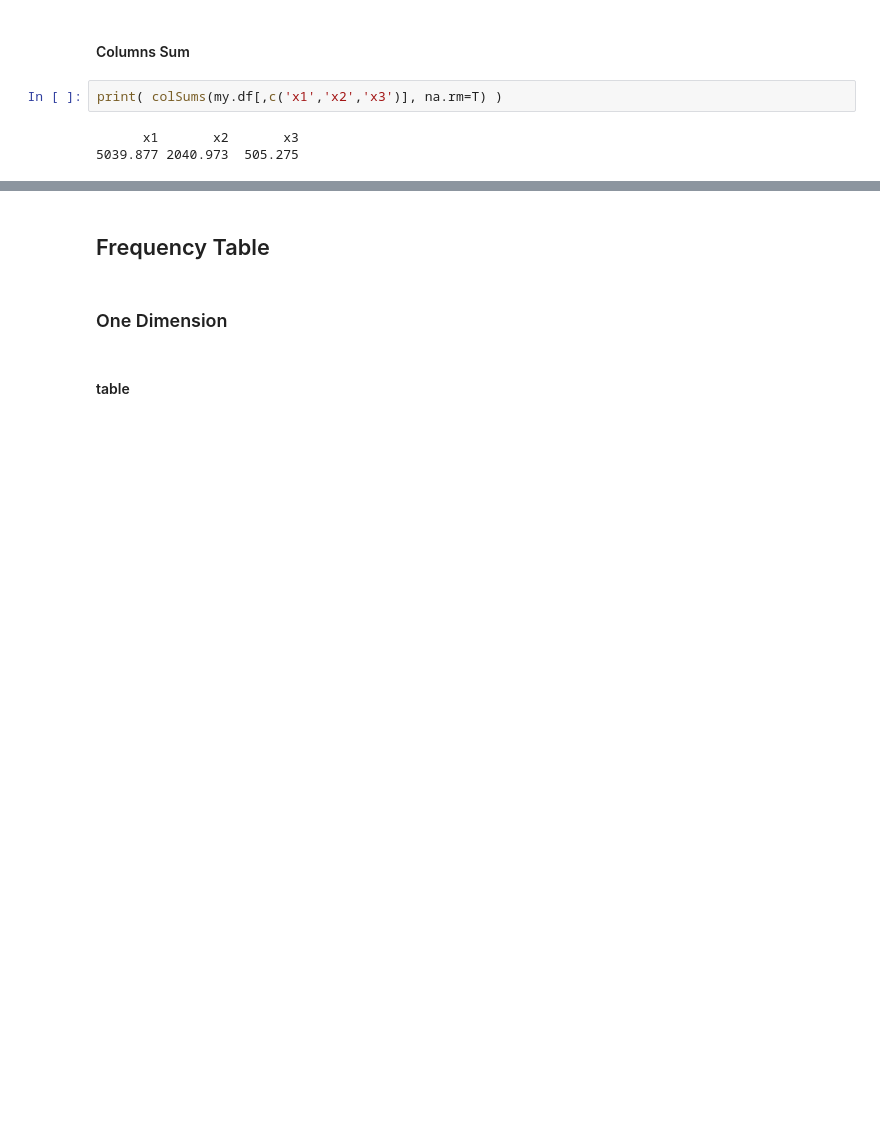
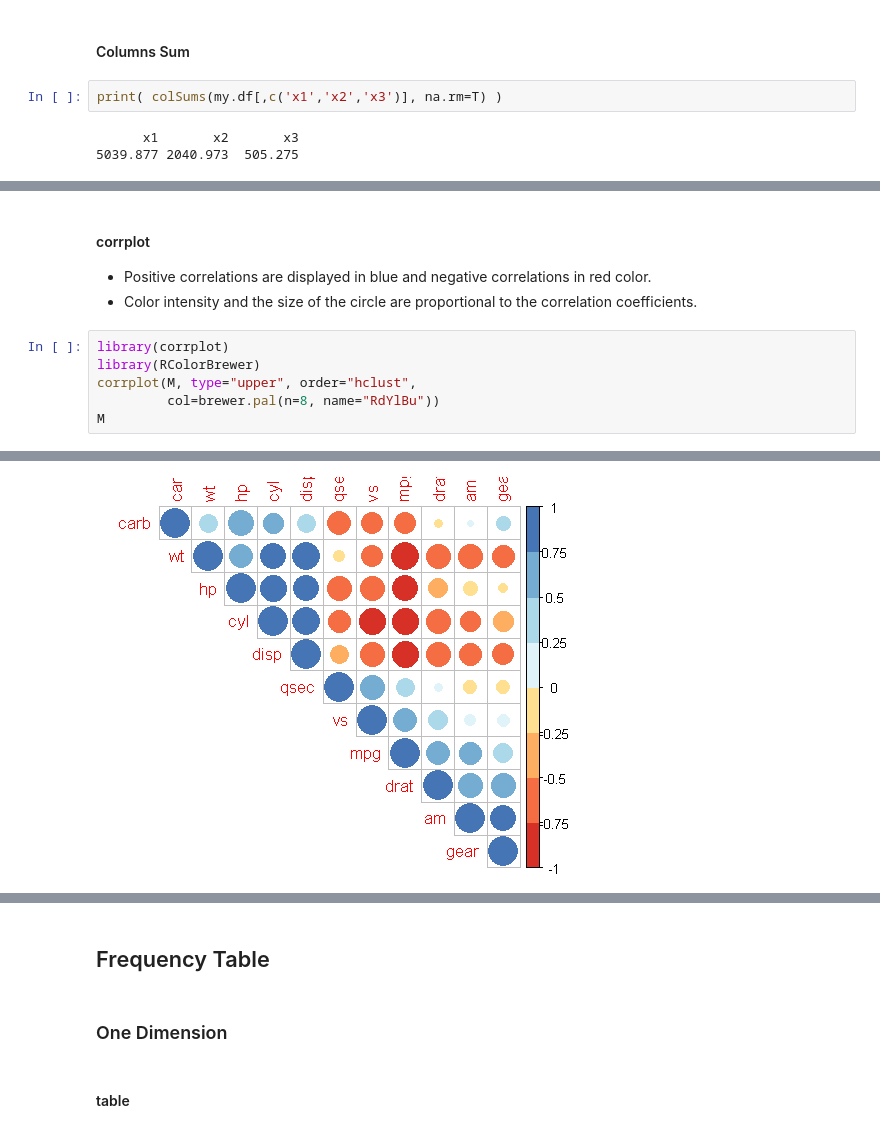
Before and after one commit to yongks/r_book, a Jupyter notebook: 01-fundamental.ipynb, the cells around one changed output, grey strips where cells are left out. Drawn from its saved outputs; the diff is of its cells as text; blank space fills up the shorter version.

```diff
--- a/01-fundamental.ipynb
+++ b/01-fundamental.ipynb
@@ -1805,0 +1959,13 @@ print( colSums(my.df[,c('x1','x2','x3')], na.rm=T) )
+# %% [markdown]
+#### corrplot
+
+
+- Positive correlations are displayed in blue and negative correlations in red color.
+- Color intensity and the size of the circle are proportional to the correlation coefficients.
+# %%
+library(corrplot)
+library(RColorBrewer)
+corrplot(M, type="upper", order="hclust",
+         col=brewer.pal(n=8, name="RdYlBu"))
+M
+# %% [output]
@@ -1805,0 +1984 @@ print( colSums(my.df[,c('x1','x2','x3')], na.rm=T) )
+[figure, added]
```
Also changed, not shown: parts of 35 cells of this notebook, 36 other files.
